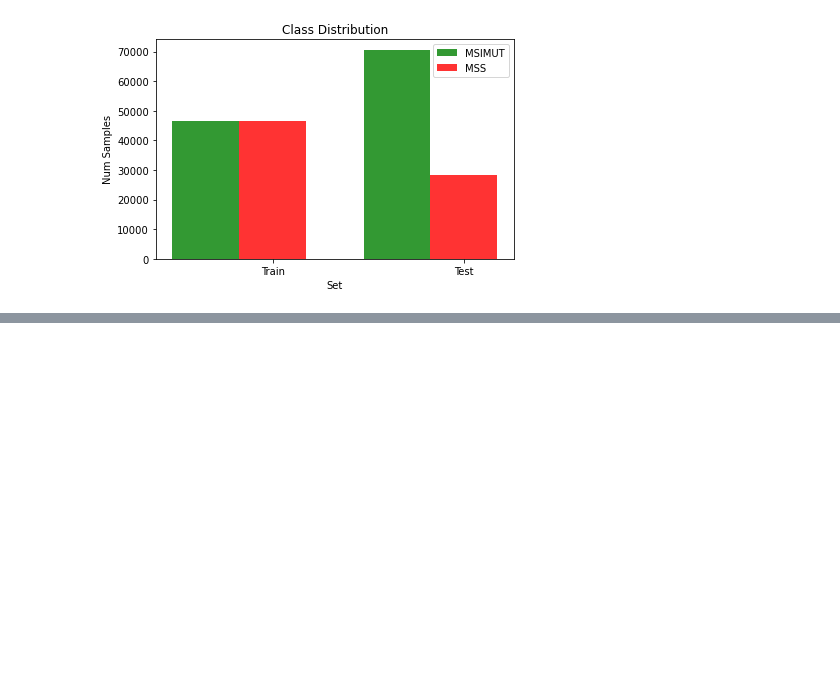
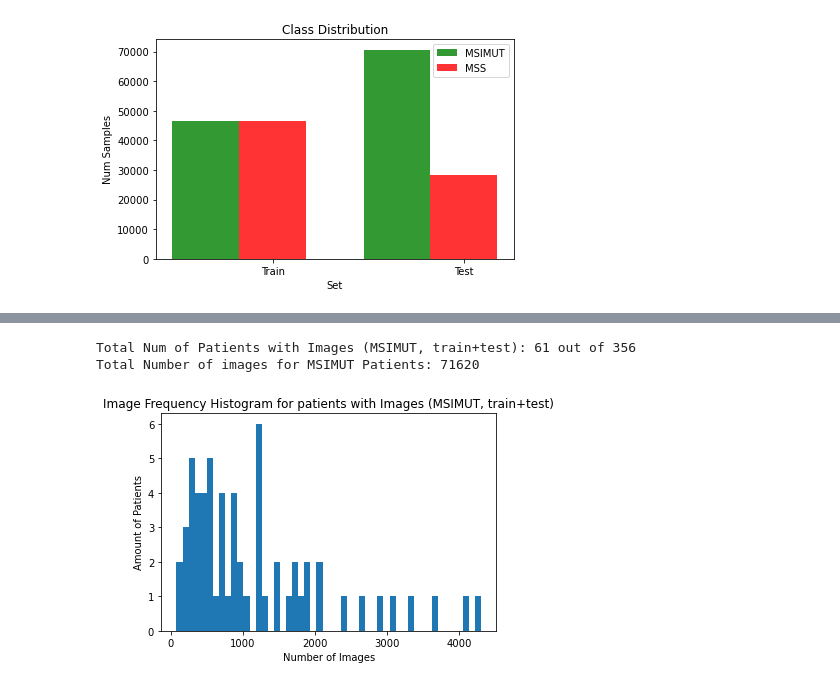
Before and after one commit to TechnionComputationalMRILab/colorectal_cancer_ai, a Jupyter notebook: Explore_Data.ipynb, the cells around one changed output, grey strips where cells are left out. Drawn from its saved outputs; the diff is of its cells as text; code cells hidden in the pictures; blank space fills up the shorter version.

```diff
--- a/Explore_Data.ipynb
+++ b/Explore_Data.ipynb
@@ -109,0 +256,21 @@ plt.show()
+# %%
+# Get rid of patients w/ no images
+
+patient_dict_MSIMUT = {}
+
+for p in tqdm(patient_list):
+    imgs = [f for f in train_img_filenames_MSIMUT + test_img_filenames_MSIMUT if p in f]
+    patient_dict_MSIMUT[p] = imgs
+
+num_images_per_patient_list_MSIMUT = [len(num) for num in patient_dict_MSIMUT.values()]
+num_images_per_patient_list_overZero_MSIMUT = [p for p in num_images_per_patient_list_MSIMUT if p > 0]
+print(f'Total Num of Patients with Images (MSIMUT, train+test): {len(num_images_per_patient_list_overZero_MSIMUT)} out of {len(num_images_per_patient_list_overZero)}')
+print(f'Total Number of images for MSIMUT Patients: {sum(num_images_per_patient_list_MSIMUT)}')
+
+plt.hist(num_images_per_patient_list_overZero_MSIMUT, bins=50)
+plt.gca().set(title='Image Frequency Histogram for patients with Images (MSIMUT, train+test)', ylabel='Amount of Patients', xlabel='Number of Images');
+plt.show()
+# %% [output]
+Total Num of Patients with Images (MSIMUT, train+test): 61 out of 356
+Total Number of images for MSIMUT Patients: 71620
+[figure, added]
```
Also changed, not shown: parts of 22 cells of this notebook.
